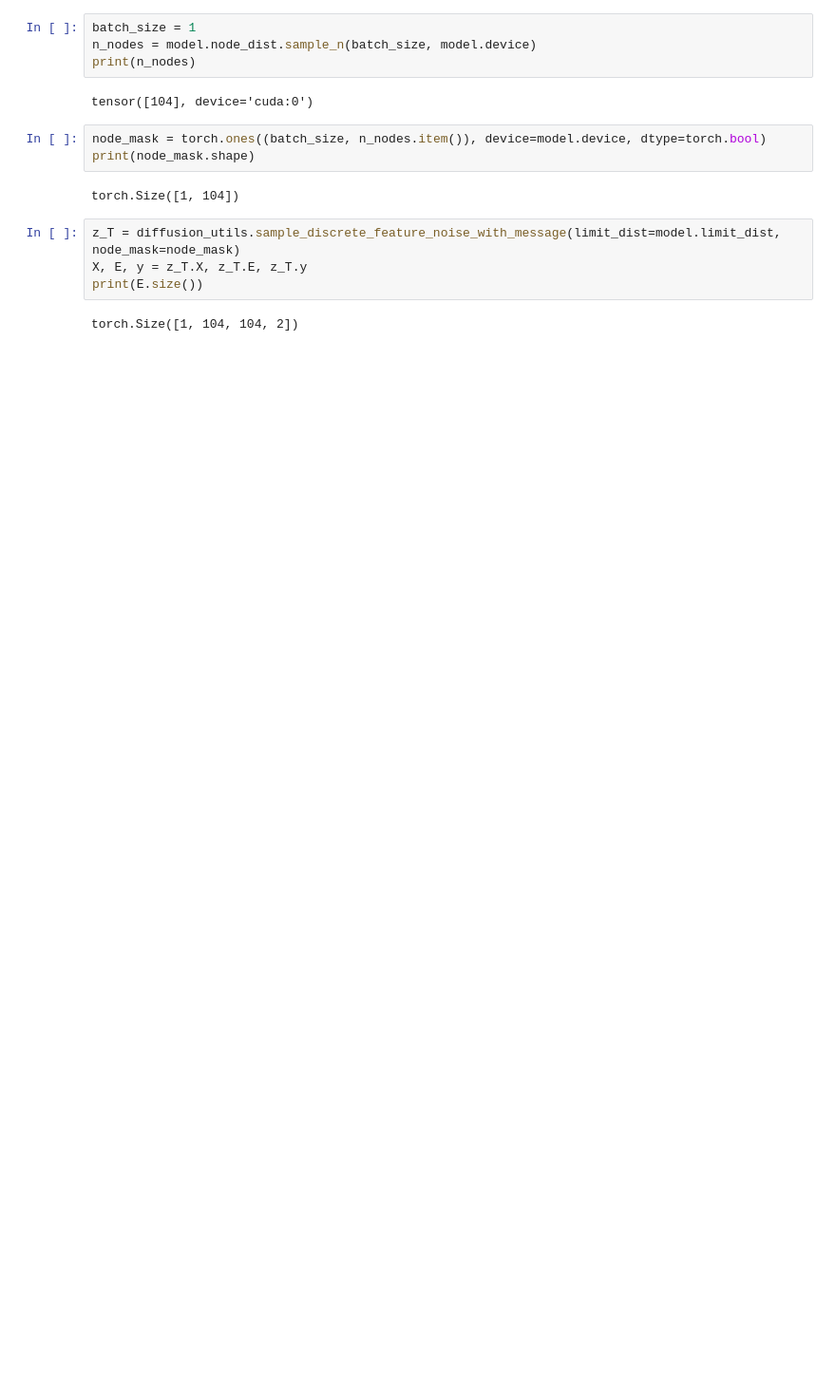
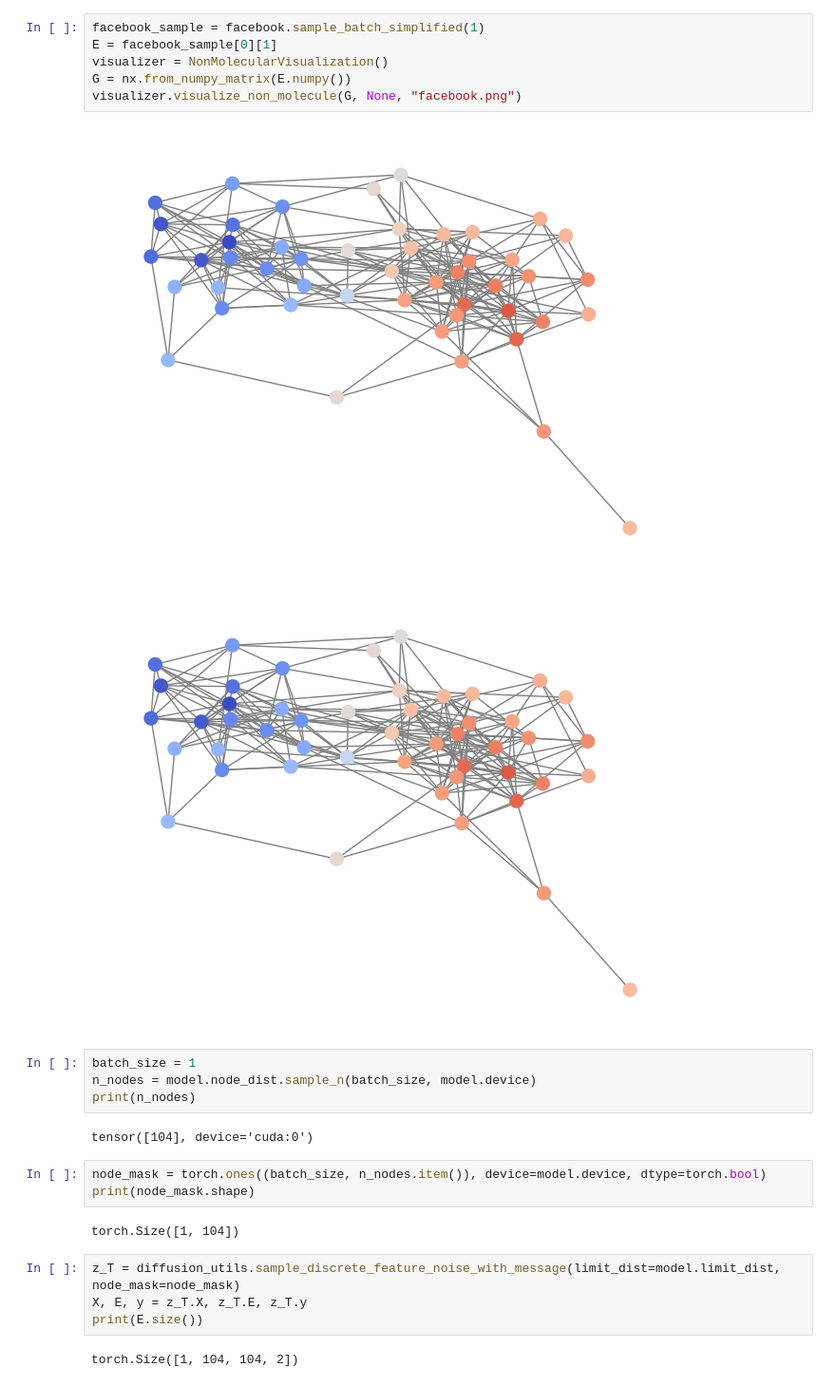
Before and after one commit to yryMax/watermark-graph-diffusion, a Jupyter notebook: src/diffusion.ipynb, the cells around one changed output. Shown at 95% size. Cells and saved outputs as stored; diff of their text form; blank space fills up the shorter version.

```diff
--- a/src/diffusion.ipynb
+++ b/src/diffusion.ipynb
@@ -18,3 +42,12 @@ Marginal distribution of the classes: tensor([1.]) for nodes, tensor([0.9156, 0.
+# %%
+facebook_sample = facebook.sample_batch_simplified(1)
+E = facebook_sample[0][1]
+visualizer = NonMolecularVisualization()
+G = nx.from_numpy_matrix(E.numpy())
+visualizer.visualize_non_molecule(G, None, "facebook.png")
+# %% [output]
+[figure, added]
+[figure, added]
 # %%
 batch_size = 1
 n_nodes = model.node_dist.sample_n(batch_size, model.device)
```
Also changed, not shown: parts of 6 cells of this notebook, 6 other files.
